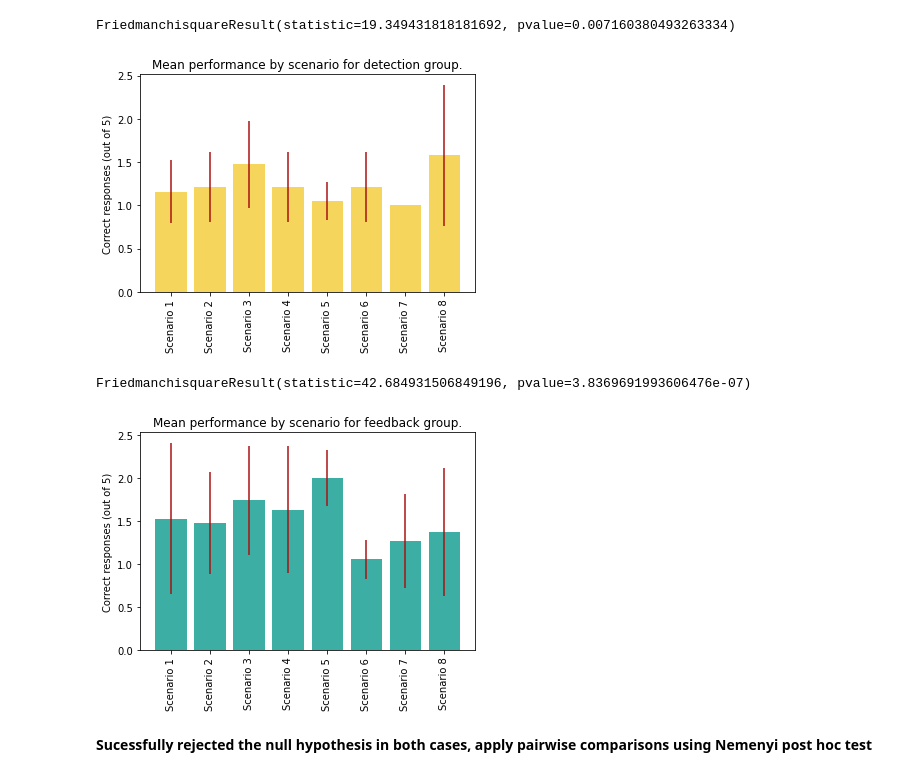
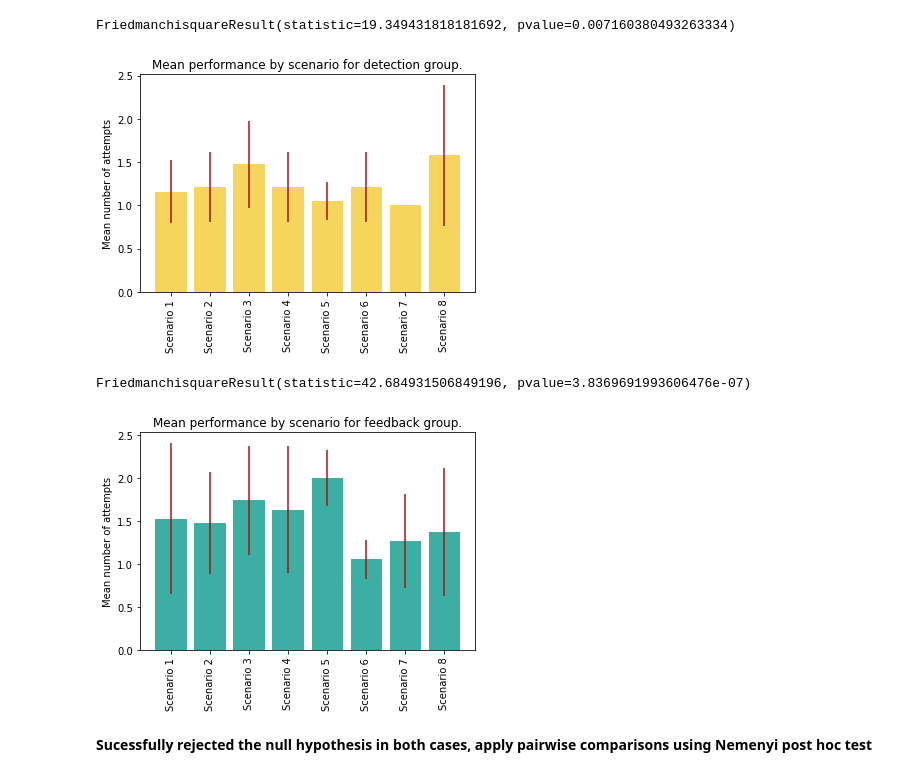
Before and after one commit to HeathArhturLouis/TopSecret, a Jupyter notebook: new_stats.ipynb, the cells around one changed output. Saved outputs shown, nothing was run; the diff lists cells and outputs as text; code cells hidden in the pictures.

Commit message:
change colours, fix typos, add graph for general friedman

```diff
--- a/new_stats.ipynb
+++ b/new_stats.ipynb
@@ -101,18 +71,18 @@ FriedmanchisquareResult(statistic=19.349431818181692, pvalue=0.00716038049326333
 # %%
 plt.bar(
     range(8),
     [np.mean(a) for a in np.transpose(friedman_detection.values)[2:]],
     yerr=[np.std(a) for a in np.transpose(friedman_detection.values)[2:]],
     tick_label=['Scenario ' + str(i + 1) for i in range(8)],
     color=detection_color,
     ecolor='#AA1111')
 
 plt.title("Mean performance by scenario for detection group.")
-plt.ylabel('Correct responses (out of 5)')
+plt.ylabel('Mean number of attempts')
 plt.xticks(rotation=90)
 plt.show()
 # %% [output]
-[figure, old version]
+[figure, new version]
 # %%
 # FRIEDMAN FOR FEEDBACK GROUP
 # NULL HYPOTHESIS: Median performance of problem scenarios are all the same
@@ -125,15 +95,15 @@ plt.bar(
     [np.mean(a) for a in np.transpose(friedman_feedback.values)[2:]],
     yerr=[np.std(a) for a in np.transpose(friedman_feedback.values)[2:]],
     tick_label=['Scenario ' + str(i + 1) for i in range(8)],
-    color='#3CAEA3',
+    color=feedback_color,
     ecolor='#AA1111')
 
 plt.title("Mean performance by scenario for feedback group.")
-plt.ylabel('Correct responses (out of 5)')
+plt.ylabel('Mean number of attempts')
 plt.xticks(rotation=90)
 plt.show()
 # %% [output]
-[figure, old version]
+[figure, new version]
 # %% [markdown]
 **Sucessfully rejected the null hypothesis in both cases, apply**
 **pairwise comparisons using Nemenyi post hoc test**
```
Also changed, not shown: parts of 7 cells of this notebook.
